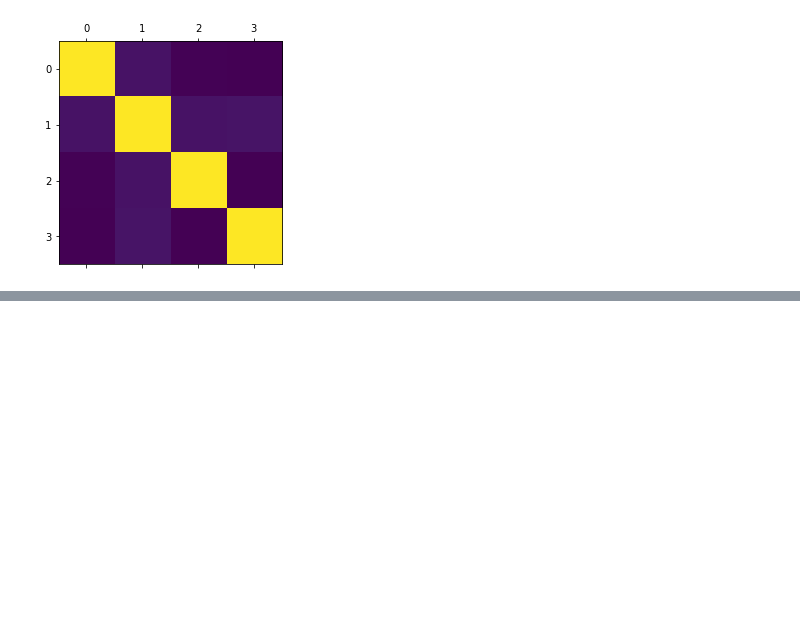
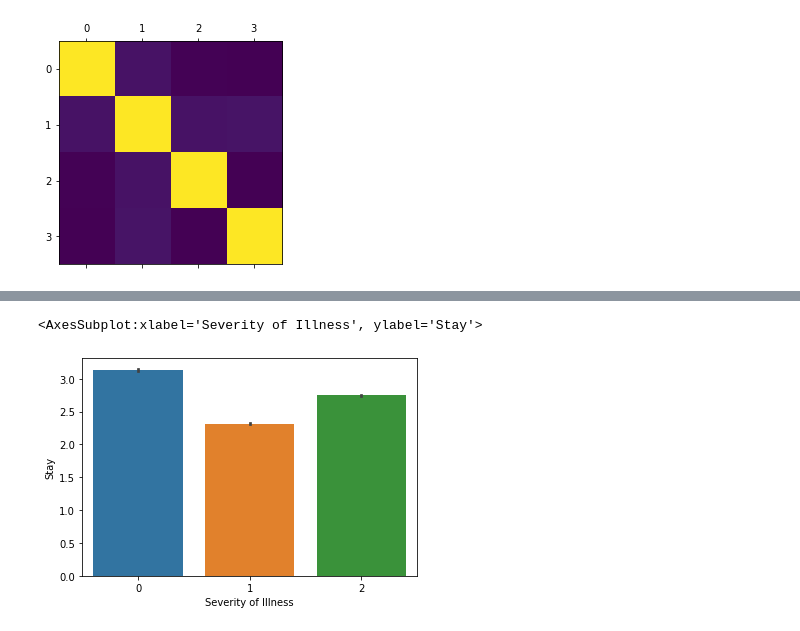
Before and after one commit to tuankiet-kii/DA-Covid-19-HeathCare, a Jupyter notebook: DA - HealthCare-Covid19.ipynb, the cells around one changed output, grey strips where cells are left out. Saved outputs shown, nothing was run; the diff lists cells and outputs as text; code cells hidden in the pictures; blank space fills up the shorter version.

```diff
--- a/DA - HealthCare-Covid19.ipynb
+++ b/DA - HealthCare-Covid19.ipynb
@@ -700,0 +730,3 @@ train_data_raw1.mean().sort_index().plot(style = ".")
+# %%
+train_raw2 = pd.read_csv("./Label_Encoded/Label_Encoded_Train.csv")
+train_raw2
@@ -700,0 +764,7 @@ train_data_raw1.mean().sort_index().plot(style = ".")
+# %%
+#plt.scatter(train_raw2.Age,train_raw2['Visitors with Patient'])
+#sns.barplot(x= "Age",y= "Type of Admission", data = train_raw2)
+sns.barplot(x= "Severity of Illness",y= "Stay", data = train_raw2)
+# %% [output]
+<AxesSubplot:xlabel='Severity of Illness', ylabel='Stay'>
+[figure, added]
```
Also changed, not shown: parts of 20 cells of this notebook.
